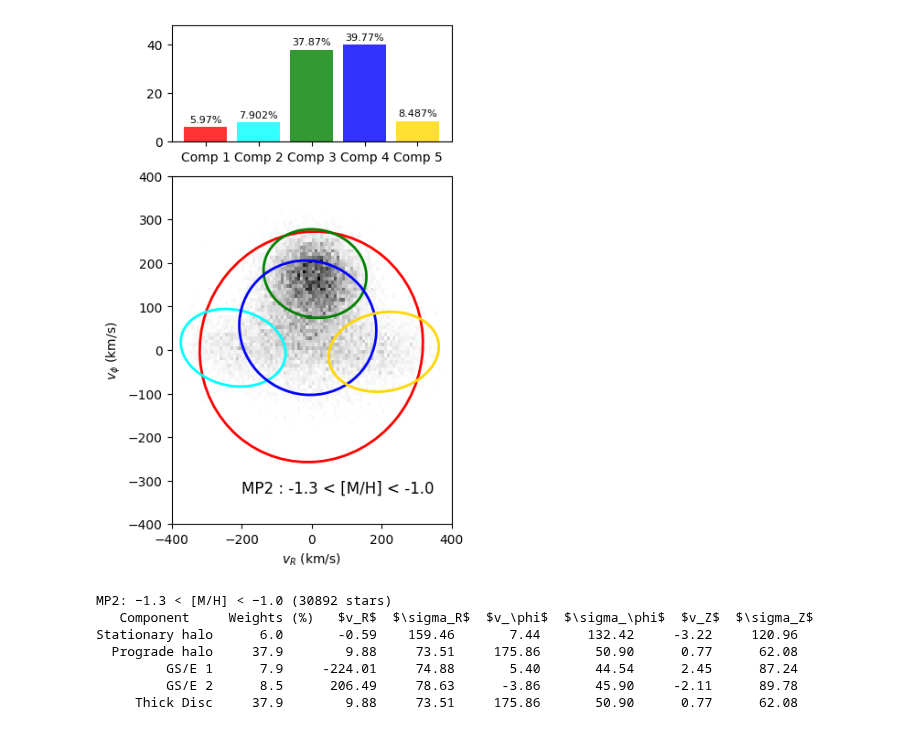
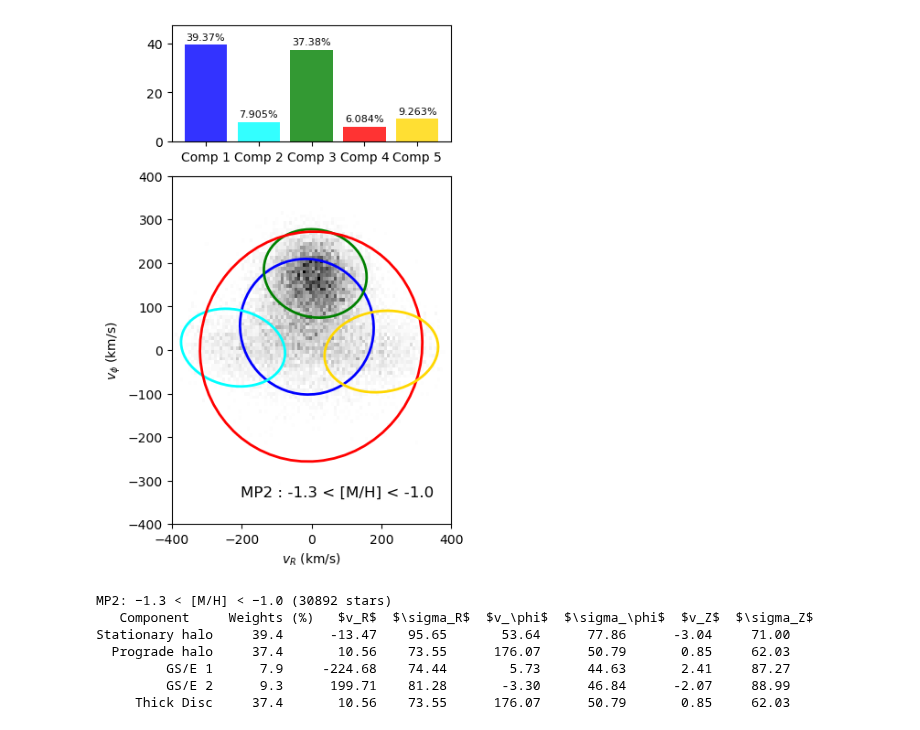
Before and after one commit to raunaq-rai/Disentangling-the-Milky-Way-using-GMM, a Jupyter notebook: notebooks/Figure_5.ipynb, the cells around one changed output. Cells and saved outputs as stored; diff of their text form; code cells hidden in the pictures.

```diff
--- a/notebooks/Figure_5.ipynb
+++ b/notebooks/Figure_5.ipynb
@@ -359,3 +357,3 @@ Stationary halo     11.4       15.29    158.34       7.18      144.07     -2.62
 # %%
-gmm_mp2 = fit_gmm_fixed_components(df_mp2, 5, n_init=50)
+gmm_mp2 = fit_gmm_fixed_components(df_mp2, 5, n_init=100)
 # %%
@@ -363,9 +361,9 @@ with open("gmm_mp2.pkl", "wb") as f:
     pickle.dump(gmm_mp2, f)
 # %%
-custom_colors = ['red','aqua','green','blue','gold']
+custom_colors = ['blue','aqua','green','red','gold']
 plot_gmm_with_contributions(df_mp2, gmm_mp2, bin_label="MP2 : -1.3 < [M/H] < -1.0",label='MP2', component_colors=custom_colors)
 # %% [output]
-[figure, old version]
+[figure, new version]
 # %%
 component_assignments_mp2 = {
     "Stationary halo": 0,  # Assign index based on v_phi
@@ -380,11 +378,11 @@ print(output_mp2)
 # %% [output]
 MP2: −1.3 < [M/H] < −1.0 (30892 stars)
    Component     Weights (%)   $v_R$  $\sigma_R$  $v_\phi$  $\sigma_\phi$  $v_Z$  $\sigma_Z$
-Stationary halo      6.0       -0.59    159.46       7.44      132.42     -3.22     120.96
-  Prograde halo     37.9        9.88     73.51     175.86       50.90      0.77      62.08
-         GS/E 1      7.9     -224.01     74.88       5.40       44.54      2.45      87.24
-         GS/E 2      8.5      206.49     78.63      -3.86       45.90     -2.11      89.78
-     Thick Disc     37.9        9.88     73.51     175.86       50.90      0.77      62.08
+Stationary halo     39.4      -13.47    95.65       53.64      77.86      -3.04     71.00
+  Prograde halo     37.4       10.56    73.55      176.07      50.79       0.85     62.03
+         GS/E 1      7.9     -224.68    74.44        5.73      44.63       2.41     87.27
+         GS/E 2      9.3      199.71    81.28       -3.30      46.84      -2.07     88.99
+     Thick Disc     37.4       10.56    73.55      176.07      50.79       0.85     62.03
 # %%
 import pickle
 
```
Also changed, not shown: parts of 14 cells of this notebook, 8 other files.
